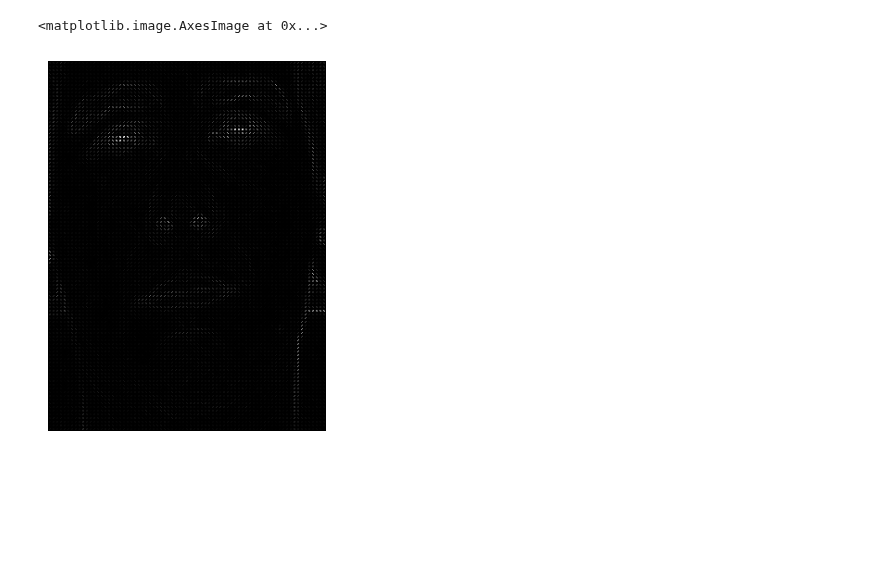
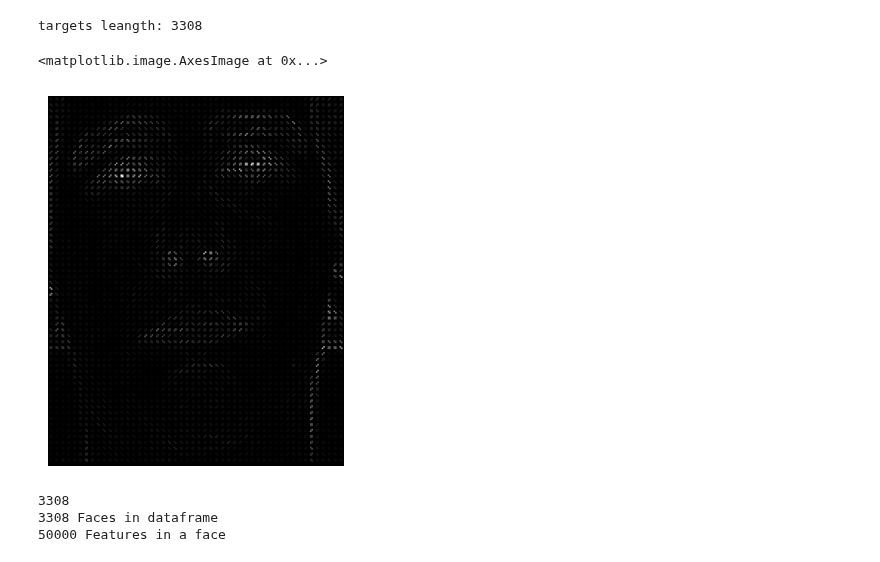
Before and after one commit to andrei-borg/stroke-video-analysis, a Jupyter notebook: hog features.ipynb, the cells around one changed output. Cells and saved outputs as stored; diff of their text form; code cells hidden in the pictures; blank space fills up the shorter version.

```diff
--- a/hog features.ipynb
+++ b/hog features.ipynb
@@ -54,31 +73,47 @@ error: OpenCV(4.7.0) D:\a\opencv-python\opencv-python\opencv\modules\imgproc\src
+# %%
+target = []
+for file in os.listdir(dir + '\\testdata\\testlabel'):
+    file = open(dir + '\\testdata\\testlabel\\' + file,"r")
+    t = [list(map(int,rec)) for rec in csv.reader(file, delimiter=',')]
+
+    target += t[0]
+    file.close()
+
+print("targets leangth: " + str(len(target)))
+# %% [output]
+targets leangth: 3308
 # %%
 img = cv2.imread('faces\Facialispares 3 - Oskar - 1\Facialispares 3 - Oskar - 1frame1.jpg')
-resized_img = cv2.resize(img, (300, 400))
-fd, hog_image = hog(resized_img, orientations=20, pixels_per_cell=(4, 4),
-                	cells_per_block=(2, 2), visualize=True, multichannel=True)
+resized_img = cv2.resize(img, (200, 250))
+fd, hog_image = hog(resized_img, orientations=10, pixels_per_cell=(4, 4),
+                	cells_per_block=(8, 8), visualize=True, multichannel=True)
 plt.axis("off")
 plt.imshow(hog_image, cmap="gray")
 # %% [output]
 <matplotlib.image.AxesImage at 0x...>
-[figure, old version]
+[figure, new version]
 # %%
 '''create a dataframe'''
 face_data = []
 
-for face in faces:
+for face in hog_faces:
     f = face.ravel()
     face_data.append(f)
 
 print(len(face_data))
 
-df = { 'faces': faces,
+df = { 'faces': hog_faces,
       'target':target,
       'data': face_data
 }
 
 df = pd.DataFrame(df)
-print(str(len(faces)) + " Faces in dataframe")
+print(str(len(hog_faces)) + " Faces in dataframe")
 print(str(len(face_data[0])) + " Features in a face")
+# %% [output]
+3308
+3308 Faces in dataframe
+50000 Features in a face
 # %%
 
 "create a training and test set"
```
Also changed, not shown: parts of 10 cells of this notebook, 1 other file.
